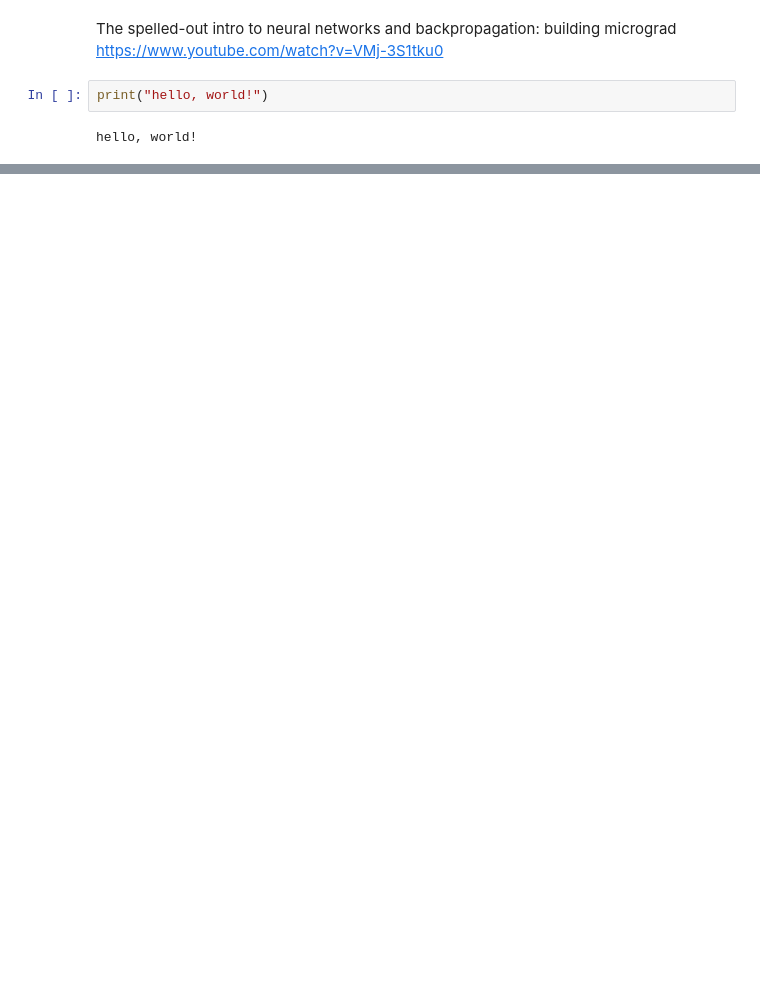
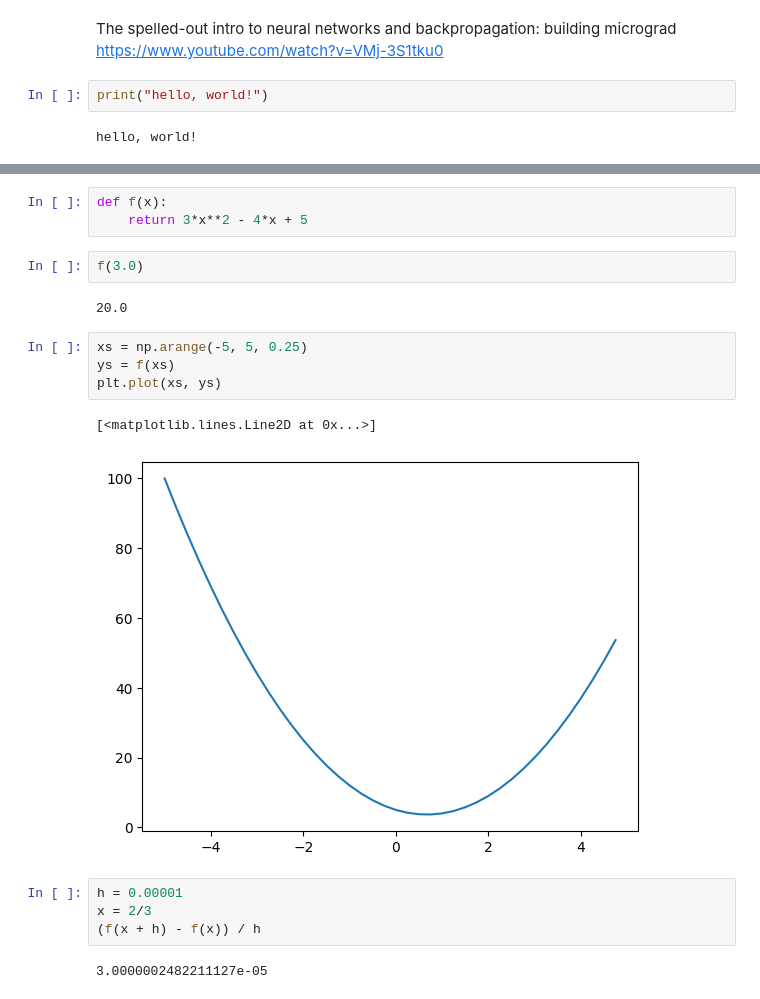
Before and after one commit to mnvr/ai, a Jupyter notebook: micrograd-1.ipynb, the cells around one changed output, grey strips where cells are left out. Cells and saved outputs as stored; diff of their text form; blank space fills up the shorter version.

```diff
--- a/micrograd-1.ipynb
+++ b/micrograd-1.ipynb
@@ -13,0 +12,20 @@ ModuleNotFoundError: No module named 'matplotlib'
+# %%
+def f(x):
+    return 3*x**2 - 4*x + 5
+# %%
+f(3.0)
+# %% [output]
+20.0
+# %%
+xs = np.arange(-5, 5, 0.25)
+ys = f(xs)
+plt.plot(xs, ys)
+# %% [output]
+[<matplotlib.lines.Line2D at 0x...>]
+[figure, added]
+# %%
+h = 0.00001
+x = 2/3
+(f(x + h) - f(x)) / h
+# %% [output]
+3.0000002482211127e-05
```
Also changed, not shown: parts of 7 cells of this notebook, 1 other file.
